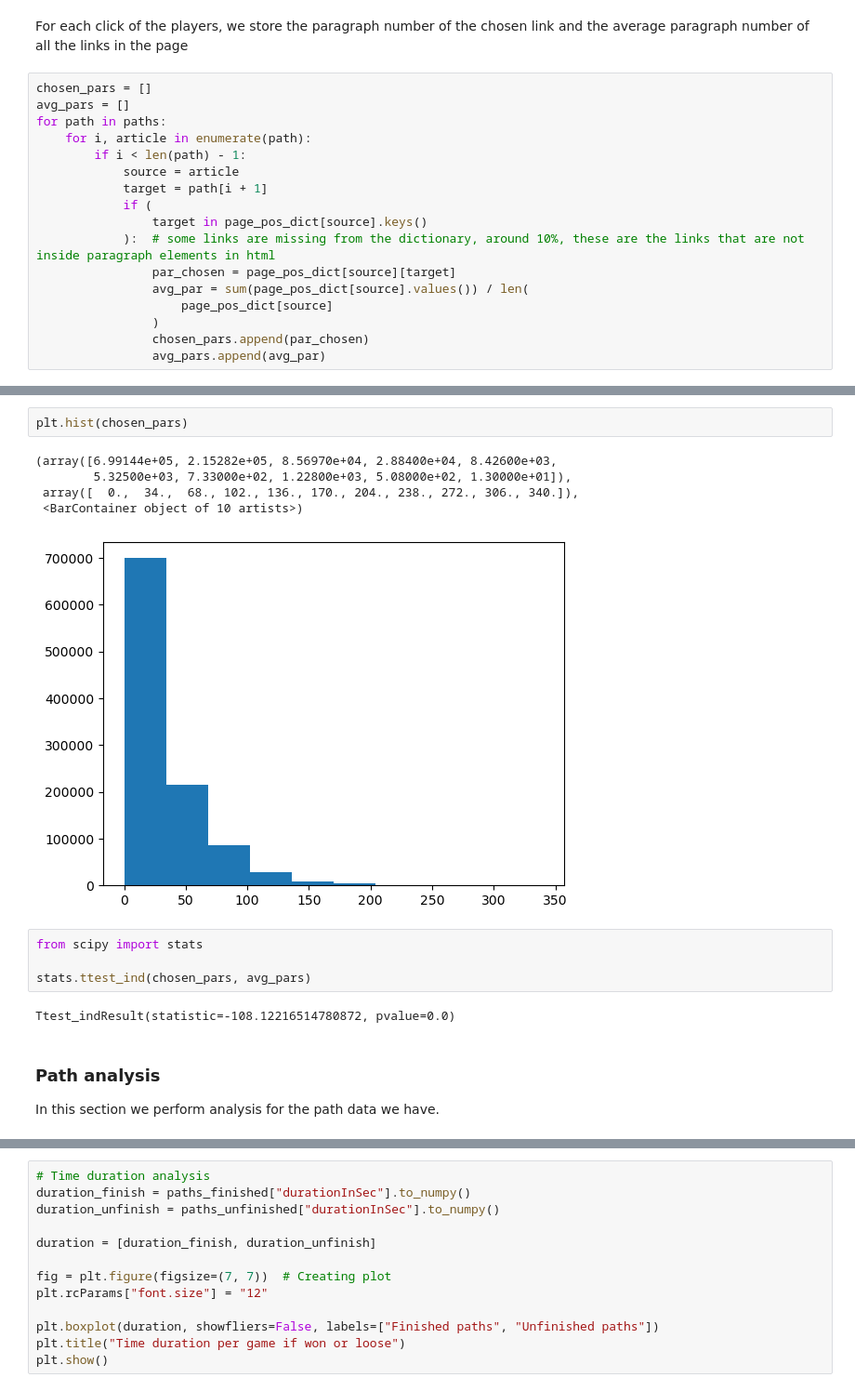
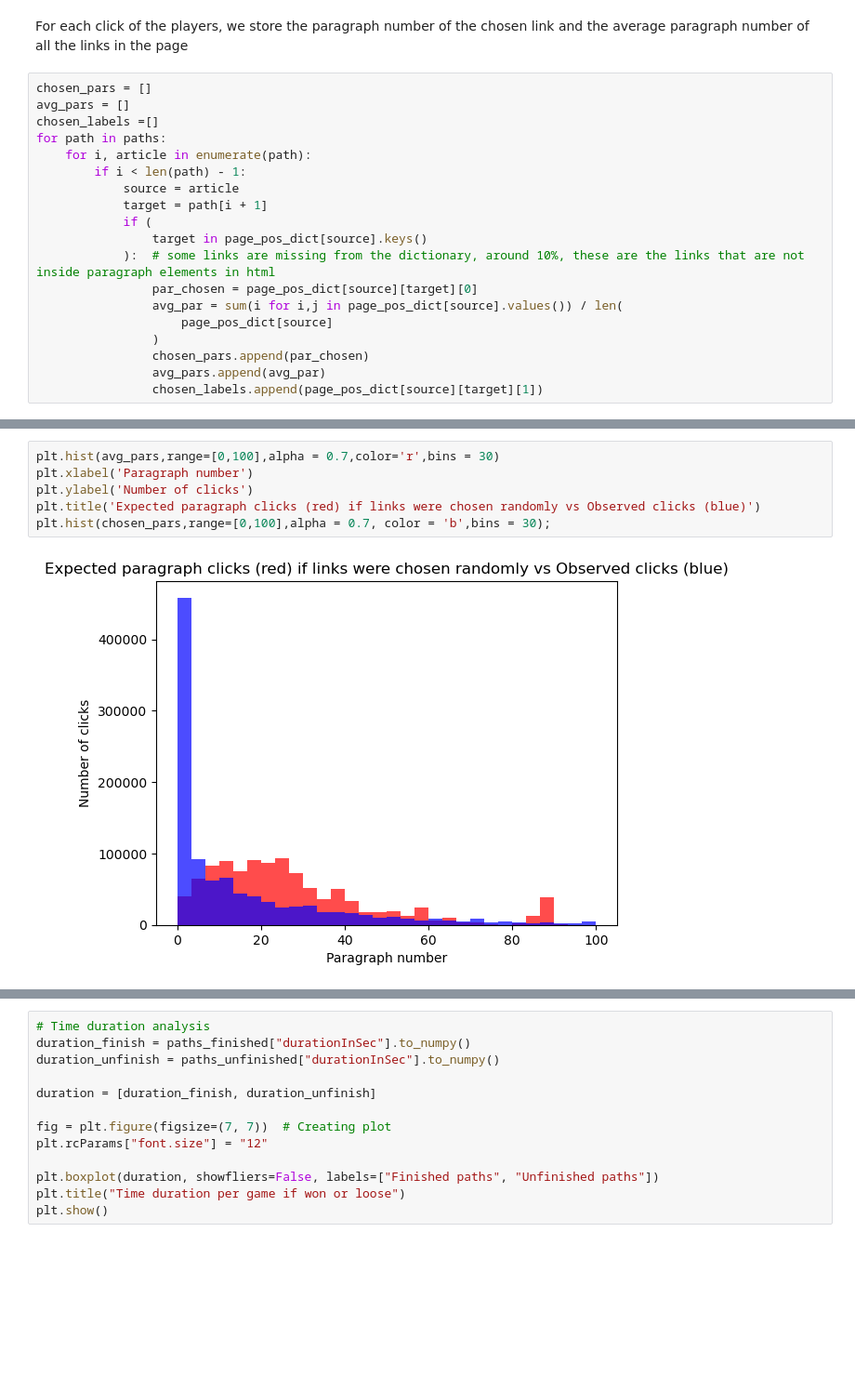
Before and after one commit to epfl-ada/ada-2022-project-souvladaki, a Jupyter notebook: initial_analysis.ipynb, the cells around one changed output, grey strips where cells are left out. Shown at 93% size. Drawn from its saved outputs; the diff is of its cells as text; blank space fills up the shorter version.

```diff
--- a/initial_analysis.ipynb
+++ b/initial_analysis.ipynb
@@ -365,6 +341,7 @@ For each click of the players, we store the paragraph number of the chosen link
 # %%
 chosen_pars = []
 avg_pars = []
+chosen_labels =[]
 for path in paths:
     for i, article in enumerate(path):
         if i < len(path) - 1:
@@ -373,9 +350,10 @@ for path in paths:
             if (
                 target in page_pos_dict[source].keys()
             ):  # some links are missing from the dictionary, around 10%, these are the links that are not inside paragraph elements in html
-                par_chosen = page_pos_dict[source][target]
-                avg_par = sum(page_pos_dict[source].values()) / len(
+                par_chosen = page_pos_dict[source][target][0]
+                avg_par = sum(i for i,j in page_pos_dict[source].values()) / len(
                     page_pos_dict[source]
                 )
                 chosen_pars.append(par_chosen)
                 avg_pars.append(avg_par)
+                chosen_labels.append(page_pos_dict[source][target][1])
@@ -394,18 +366,8 @@ plt.hist(avg_pars)
-# %%
-plt.hist(chosen_pars)
-# %% [output]
-(array([6.99144e+05, 2.15282e+05, 8.56970e+04, 2.88400e+04, 8.42600e+03,
-        5.32500e+03, 7.33000e+02, 1.22800e+03, 5.08000e+02, 1.30000e+01]),
- array([  0.,  34.,  68., 102., 136., 170., 204., 238., 272., 306., 340.]),
- <BarContainer object of 10 artists>)
-[figure, removed]
-# %%
-from scipy import stats
-
-stats.ttest_ind(chosen_pars, avg_pars)
-# %% [output]
-Ttest_indResult(statistic=-108.12216514780872, pvalue=0.0)
-# %% [markdown]
-### Path analysis
-
-In this section we perform analysis for the path data we have.
+# %%
+plt.hist(avg_pars,range=[0,100],alpha = 0.7,color='r',bins = 30)
+plt.xlabel('Paragraph number')
+plt.ylabel('Number of clicks')
+plt.title('Expected paragraph clicks (red) if links were chosen randomly vs Observed clicks (blue)')
+plt.hist(chosen_pars,range=[0,100],alpha = 0.7, color = 'b',bins = 30);
+# %% [output]
+[figure, added]
```
Also changed, not shown: parts of 34 cells of this notebook, 1 other file.
